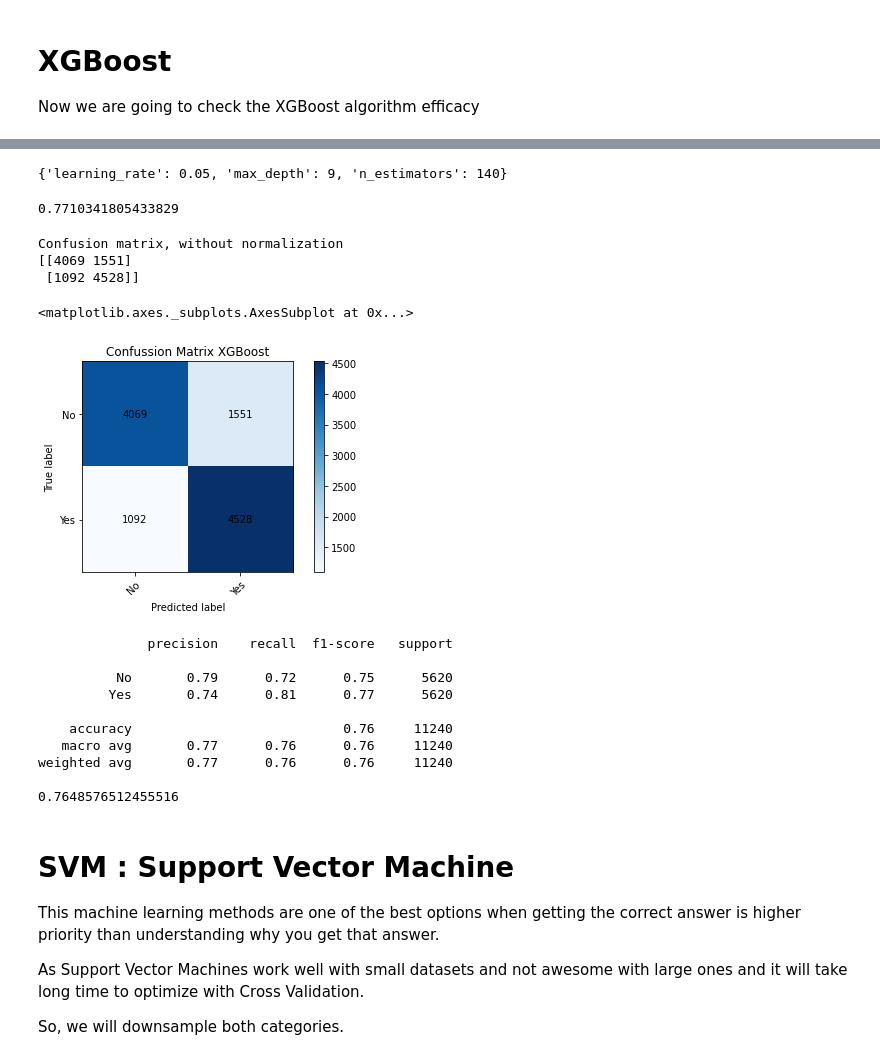
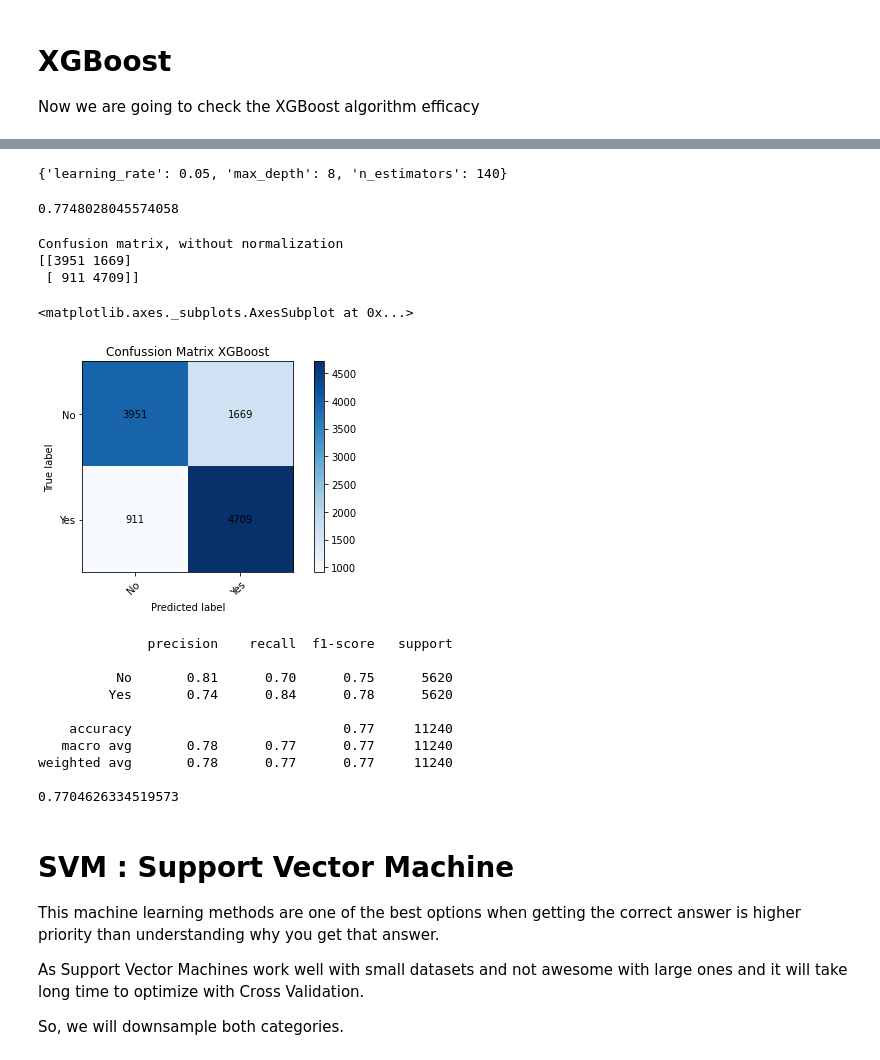
Before and after one commit to sarasabino/Accident_Rate_Project, a Jupyter notebook: Src/Notebooks/Model_selection.ipynb, the cells around one changed output, grey strips where cells are left out. Drawn from its saved outputs; the diff is of its cells as text; code cells hidden in the pictures.

```diff
--- a/Src/Notebooks/Model_selection.ipynb
+++ b/Src/Notebooks/Model_selection.ipynb
@@ -46,9 +46,3 @@ unos = staff[staff['Accident'] == 1]['Accident'].count()
 print('No',ceros, 'Yes', unos) ## Here we can check that we have an unbalanced dataset as we have many more employees who didnt have an accident
 # %% [output]
 No 17030 Yes 4180
-# %%
-import matplotlib.pyplot as plt
-import seaborn as sns
-y = staff['Accident']
-fig, ax = plt.subplots(figsize=(16,7))
-sns.displot(y)
@@ -217,0 +212,14 @@ weighted avg       0.65      0.80      0.72      7000
+# %%
+from imblearn.over_sampling import SMOTE
+
+oversample = SMOTE()
+
+X, y = oversample.fit_resample(X, y)
+
+from collections import Counter
+
+counter = Counter(y)
+
+for k, v in counter.items():
+  dist = v / len(y)* 100
+  print(f'Class={k}, n={v}, ({dist}%)')
@@ -663,7 +745,7 @@ array([0.07299161, 0.18720114, 0.13734102, 0.13936451, 0.08785303,
 # %% [markdown]
 Now we are going to run the algorithm with the best parameter we got from the GridSearchCV
 # %%
-model = RandomForestClassifier(max_depth= 9 , min_samples_leaf= 1, min_samples_split= 5, n_estimators= 48)
+model = RandomForestClassifier(max_depth= 9 , min_samples_leaf= 1, min_samples_split= 5, n_estimators= 72)
 
 model.fit(X_train, y_train)
 # %% [output]
@@ -924,38 +1029,38 @@ GridSearchCV(cv=4, error_score=nan,
 # %%
 clf_xg.best_params_
 # %% [output]
-{'learning_rate': 0.05, 'max_depth': 9, 'n_estimators': 140}
+{'learning_rate': 0.05, 'max_depth': 8, 'n_estimators': 140}
 # %%
 clf_xg.best_score_
 # %% [output]
-0.7710341805433829
+0.7748028045574058
 # %%
 
-clf_xgb_test = XGBClassifier(learning_rate = 0.05, max_depth = 9, n_estimators = 130)
+clf_xgb_test = XGBClassifier(learning_rate = 0.05, max_depth = 8, n_estimators = 140)
 clf_xgb_test.fit(X_train, y_train)
 y_pred_xgb=clf_xgb_test.predict(X_test)
 classes = ['No', 'Yes']
 plot_confusion_matrix(y_test, y_pred, classes=classes, title='Confussion Matrix XGBoost')
 # %% [output]
 Confusion matrix, without normalization
-[[4069 1551]
- [1092 4528]]
+[[3951 1669]
+ [ 911 4709]]
 <matplotlib.axes._subplots.AxesSubplot at 0x...>
-[figure, old version]
+[figure, new version]
 # %%
 print (classification_report(y_test, y_pred, target_names=classes))
 print (accuracy_score(y_test, y_pred))
 # %% [output]
               precision    recall  f1-score   support
 
-          No       0.79      0.72      0.75      5620
-         Yes       0.74      0.81      0.77      5620
+          No       0.81      0.70      0.75      5620
+         Yes       0.74      0.84      0.78      5620
 
-    accuracy                           0.76     11240
-   macro avg       0.77      0.76      0.76     11240
-weighted avg       0.77      0.76      0.76     11240
+    accuracy                           0.77     11240
+   macro avg       0.78      0.77      0.77     11240
+weighted avg       0.78      0.77      0.77     11240
 
-0.7648576512455516
+0.7704626334519573
 # %% [markdown]
 # SVM : Support Vector Machine
 
```
Also changed, not shown: parts of 76 cells of this notebook.
